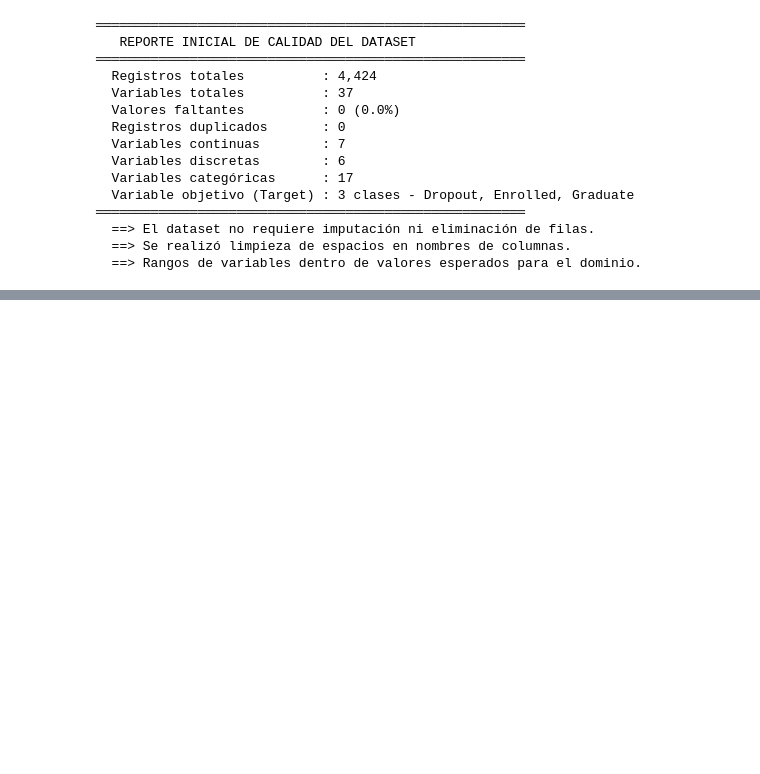
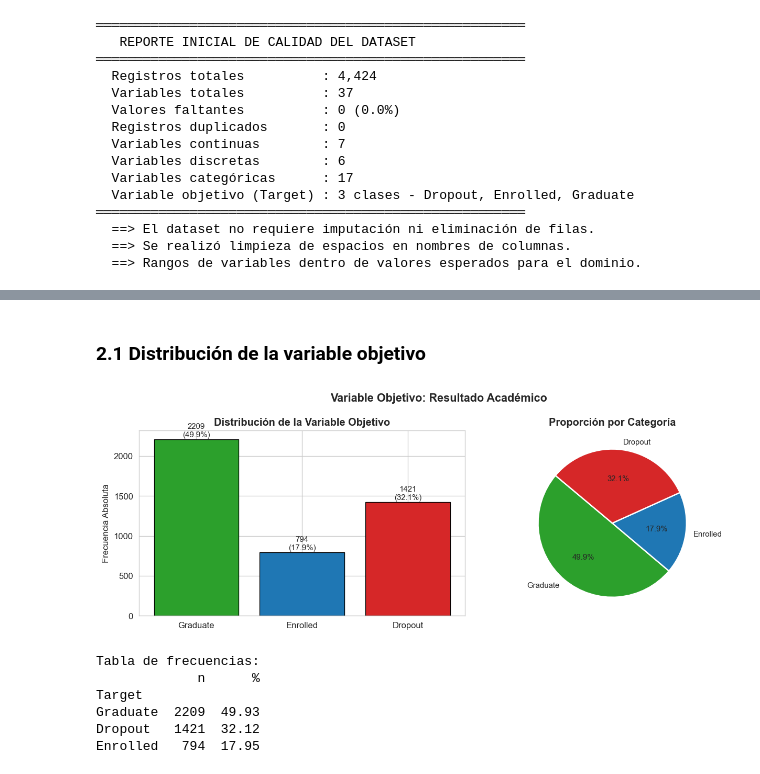
Before and after one commit to dark452/mcdi501-grupo1, a Jupyter notebook: notebooks/F2.ipynb, the cells around one changed output, grey strips where cells are left out. Saved outputs shown, nothing was run; the diff lists cells and outputs as text; code cells hidden in the pictures; blank space fills up the shorter version.

```diff
--- a/notebooks/F2.ipynb
+++ b/notebooks/F2.ipynb
@@ -222,0 +231,37 @@ print('  ==> Rangos de variables dentro de valores esperados para el dominio.')
+# %% [markdown]
+### 2.1 Distribución de la variable objetivo
+# %%
+fig, axes = plt.subplots(1, 2, figsize=(11, 4))
+
+vc = df['Target'].value_counts()
+axes[0].bar(ORDER_TARGET, [vc[t] for t in ORDER_TARGET],
+            color=[COLORS_TARGET[t] for t in ORDER_TARGET],
+            edgecolor='black', linewidth=0.8)
+axes[0].set_title('Distribución de la Variable Objetivo', fontweight='bold')
+axes[0].set_ylabel('Frecuencia Absoluta')
+for i, t in enumerate(ORDER_TARGET):
+    axes[0].text(i, vc[t]+30, f'{vc[t]}\n({vc[t]/len(df)*100:.1f}%)', ha='center', fontsize=9)
+
+sizes = [vc[t] for t in ORDER_TARGET]
+axes[1].pie(sizes, labels=ORDER_TARGET, autopct='%1.1f%%',
+            colors=[COLORS_TARGET[t] for t in ORDER_TARGET],
+            startangle=140, textprops={'fontsize': 9},
+            wedgeprops={'edgecolor': 'white', 'linewidth': 1.5})
+axes[1].set_title('Proporción por Categoría', fontweight='bold')
+
+plt.suptitle('Variable Objetivo: Resultado Académico', fontsize=13, fontweight='bold')
+plt.tight_layout()
+plt.savefig('../data/processed/fig1_distribucion_target.png', bbox_inches='tight', dpi=150)
+plt.show()
+
+print('\nTabla de frecuencias:')
+freq_df = pd.DataFrame({'n': vc, '%': (vc/len(df)*100).round(2)})
+print(freq_df)
+# %% [output]
+[figure, added]
+Tabla de frecuencias:
+             n      %
+Target
+Graduate  2209  49.93
+Dropout   1421  32.12
+Enrolled   794  17.95
```
Also changed, not shown: parts of 16 cells of this notebook, 5 other files.
